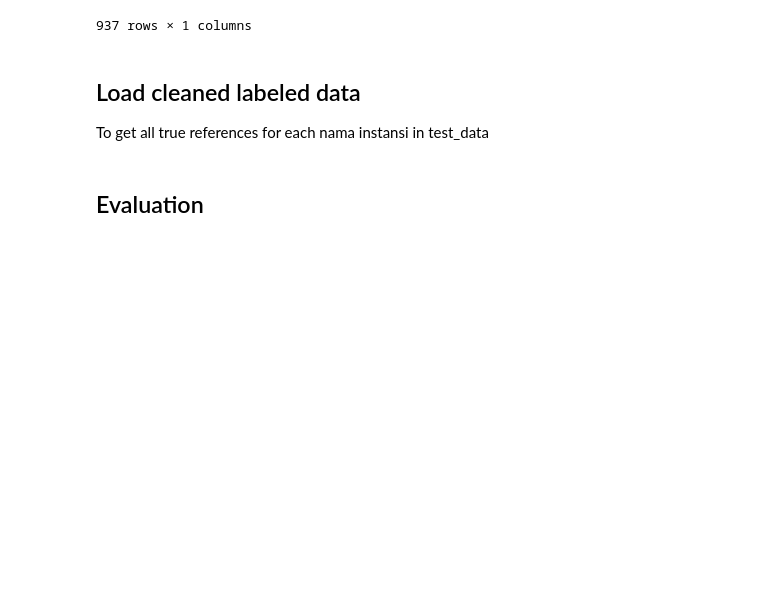
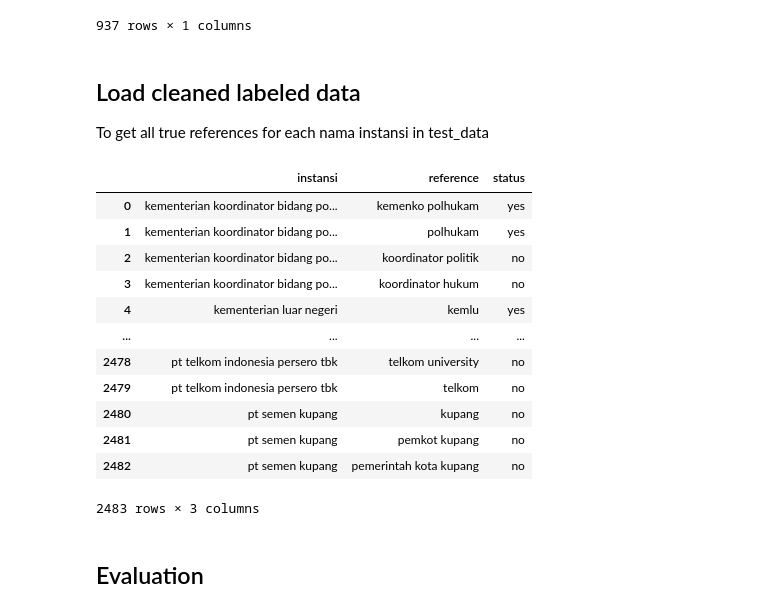
Before and after one commit to TheSecret3003/KPK-IE, a Jupyter notebook: string_distance_levenshtein/Evaluate String Dist. Model v1.ipynb, the cells around one changed output. Drawn from its saved outputs; the diff is of its cells as text; code cells hidden in the pictures; blank space fills up the shorter version.

```diff
--- a/string_distance_levenshtein/Evaluate String Dist. Model v1.ipynb
+++ b/string_distance_levenshtein/Evaluate String Dist. Model v1.ipynb
@@ -55,6 +55,22 @@ test_data.to_csv('./test_data.csv')
 To get all true references for each nama instansi in test_data
 # %%
 cleaned_labeled_data = pd.read_csv('./cleaned_labeled.csv')
+# %%
+cleaned_labeled_data[['instansi', 'reference','status']]
+# %% [output]
+|  | instansi | reference | status |
+| 0 | kementerian koordinator bidang po... | kemenko polhukam | yes |
+| 1 | kementerian koordinator bidang po... | polhukam | yes |
+| 2 | kementerian koordinator bidang po... | koordinator politik | no |
+| 3 | kementerian koordinator bidang po... | koordinator hukum | no |
+| 4 | kementerian luar negeri | kemlu | yes |
+| ... | ... | ... | ... |
+| 2478 | pt telkom indonesia persero tbk | telkom university | no |
+| 2479 | pt telkom indonesia persero tbk | telkom | no |
+| 2480 | pt semen kupang | kupang | no |
+| 2481 | pt semen kupang | pemkot kupang | no |
+| 2482 | pt semen kupang | pemerintah kota kupang | no |
+2483 rows × 3 columns
 # %% [markdown]
 ## Evaluation
 # %%
```
Also changed, not shown: parts of 1 cell of this notebook.
